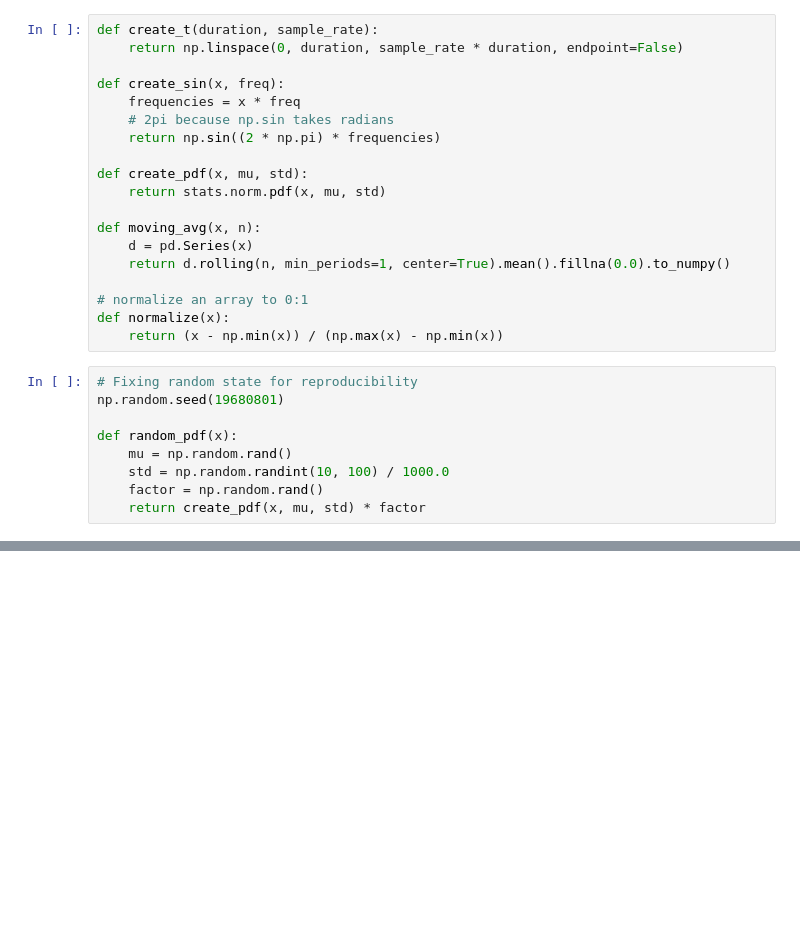
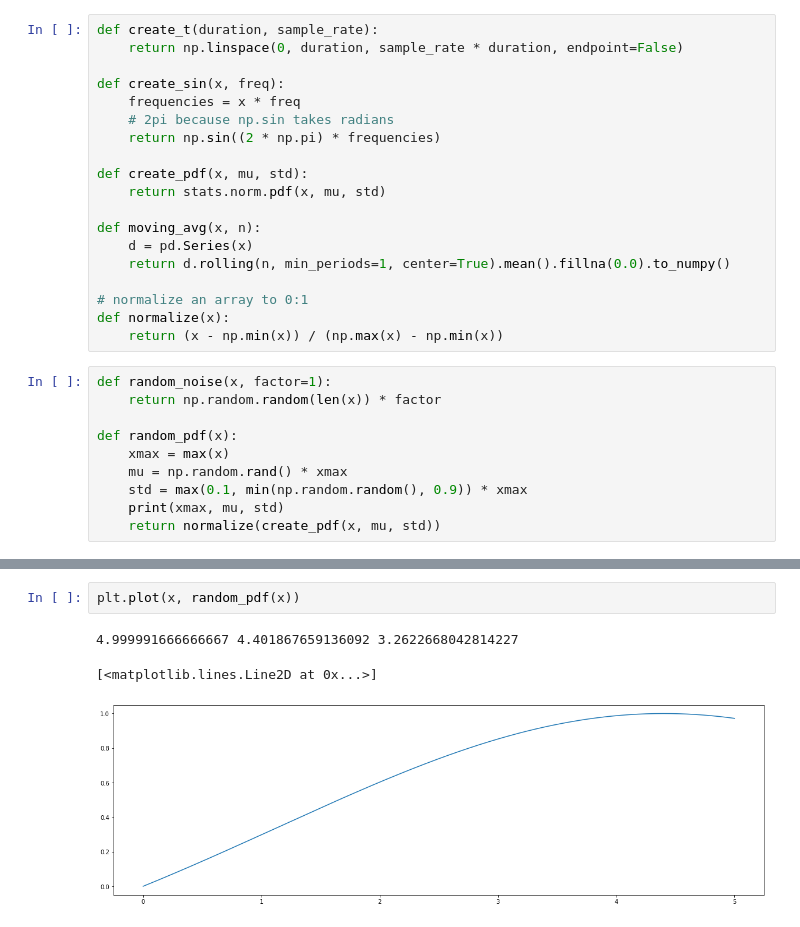
Before and after one commit to aborsato/rf-hackathon, a Jupyter notebook: notebooks/random-wave-generator.ipynb, the cells around one changed output, grey strips where cells are left out. Drawn from its saved outputs; the diff is of its cells as text; blank space fills up the shorter version.

```diff
--- a/notebooks/random-wave-generator.ipynb
+++ b/notebooks/random-wave-generator.ipynb
@@ -29,13 +30,14 @@ def moving_avg(x, n):
 def normalize(x):
     return (x - np.min(x)) / (np.max(x) - np.min(x))
 # %%
-# Fixing random state for reproducibility
-np.random.seed(19680801)
+def random_noise(x, factor=1):
+    return np.random.random(len(x)) * factor
 
 def random_pdf(x):
-    mu = np.random.rand()
-    std = np.random.randint(10, 100) / 1000.0
-    factor = np.random.rand()
-    return create_pdf(x, mu, std) * factor
+    xmax = max(x)
+    mu = np.random.rand() * xmax
+    std = max(0.1, min(np.random.random(), 0.9)) * xmax
+    print(xmax, mu, std)
+    return normalize(create_pdf(x, mu, std))
 # %%
 x = create_t(DURATION, SAMPLE_RATE)
@@ -57,3 +59,9 @@ plt.show()
+# %%
+plt.plot(x, random_pdf(x))
+# %% [output]
+4.999991666666667 4.401867659136092 3.2622668042814227
+[<matplotlib.lines.Line2D at 0x...>]
+[figure, added]
 # %%
 y = random_pdf(x) + random_pdf(x) + random_pdf(x) + random_pdf(x)
 plt.plot(x, y)
```
Also changed, not shown: parts of 11 cells of this notebook, 2 other files.
